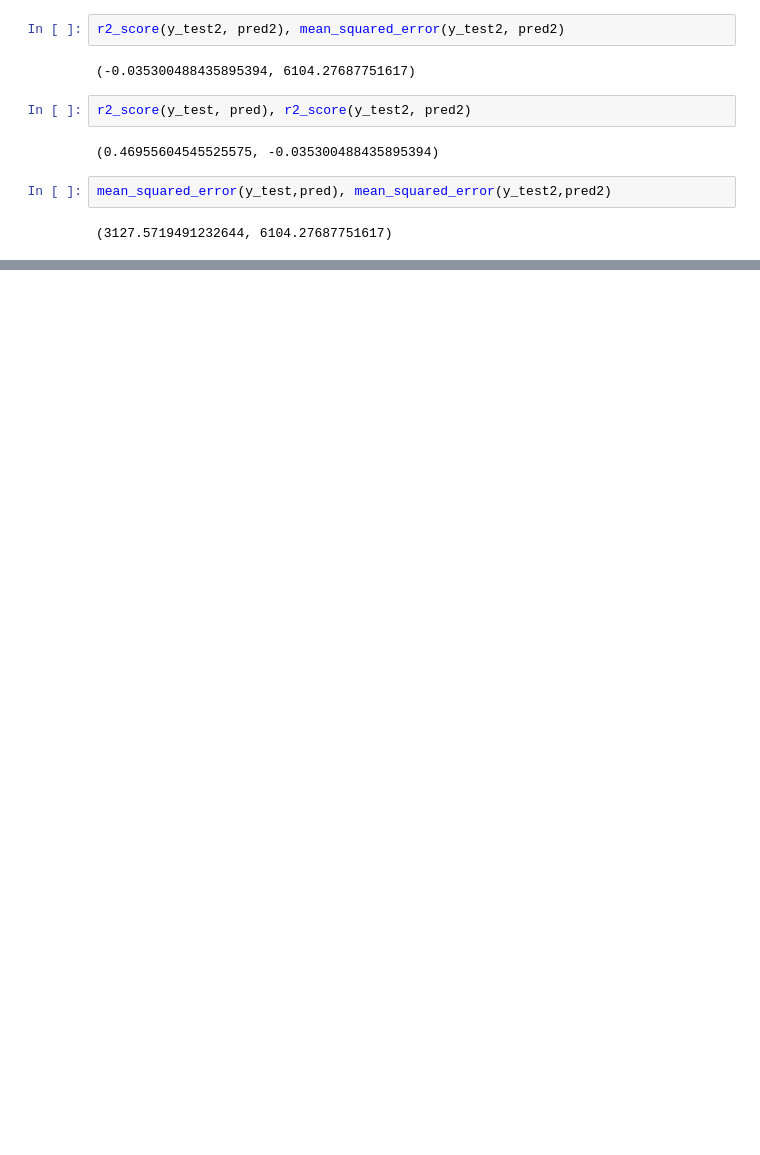
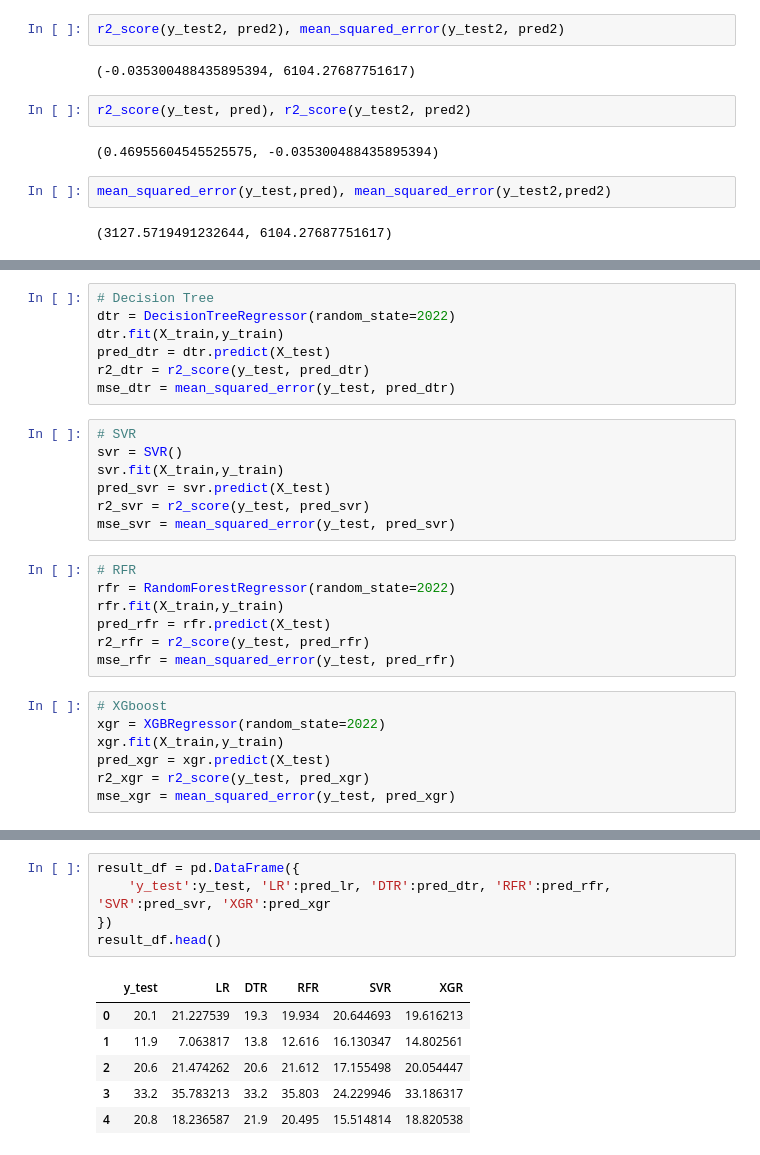
Before and after one commit to Hyosk5/ml_studying, a Jupyter notebook: edu0426_회귀.ipynb, the cells around one changed output, grey strips where cells are left out. Cells and saved outputs as stored; diff of their text form; blank space fills up the shorter version.

```diff
--- a/edu0426_회귀.ipynb
+++ b/edu0426_회귀.ipynb
@@ -261,0 +417,28 @@ mean_squared_error(y_test,pred), mean_squared_error(y_test2,pred2)
+# %%
+# Decision Tree
+dtr = DecisionTreeRegressor(random_state=2022)
+dtr.fit(X_train,y_train)
+pred_dtr = dtr.predict(X_test)
+r2_dtr = r2_score(y_test, pred_dtr)
+mse_dtr = mean_squared_error(y_test, pred_dtr)
+# %%
+# SVR
+svr = SVR()
+svr.fit(X_train,y_train)
+pred_svr = svr.predict(X_test)
+r2_svr = r2_score(y_test, pred_svr)
+mse_svr = mean_squared_error(y_test, pred_svr)
+# %%
+# RFR
+rfr = RandomForestRegressor(random_state=2022)
+rfr.fit(X_train,y_train)
+pred_rfr = rfr.predict(X_test)
+r2_rfr = r2_score(y_test, pred_rfr)
+mse_rfr = mean_squared_error(y_test, pred_rfr)
+# %%
+# XGboost
+xgr = XGBRegressor(random_state=2022)
+xgr.fit(X_train,y_train)
+pred_xgr = xgr.predict(X_test)
+r2_xgr = r2_score(y_test, pred_xgr)
+mse_xgr = mean_squared_error(y_test, pred_xgr)
@@ -261,0 +463,12 @@ mean_squared_error(y_test,pred), mean_squared_error(y_test2,pred2)
+# %%
+result_df = pd.DataFrame({
+    'y_test':y_test, 'LR':pred_lr, 'DTR':pred_dtr, 'RFR':pred_rfr, 'SVR':pred_svr, 'XGR':pred_xgr
+})
+result_df.head()
+# %% [output]
+|  | y_test | LR | DTR | RFR | SVR | XGR |
+| 0 | 20.1 | 21.227539 | 19.3 | 19.934 | 20.644693 | 19.616213 |
+| 1 | 11.9 | 7.063817 | 13.8 | 12.616 | 16.130347 | 14.802561 |
+| 2 | 20.6 | 21.474262 | 20.6 | 21.612 | 17.155498 | 20.054447 |
+| 3 | 33.2 | 35.783213 | 33.2 | 35.803 | 24.229946 | 33.186317 |
+| 4 | 20.8 | 18.236587 | 21.9 | 20.495 | 15.514814 | 18.820538 |
```
Also changed, not shown: parts of 19 cells of this notebook, 7 other files.
